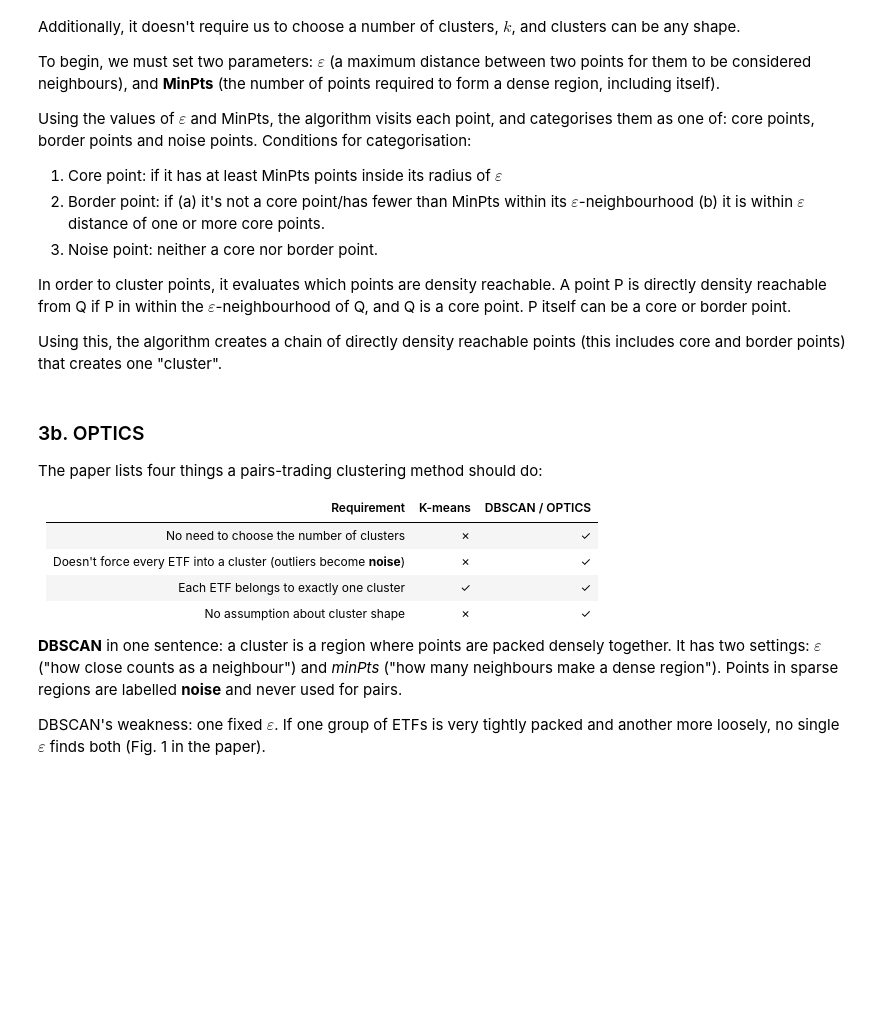
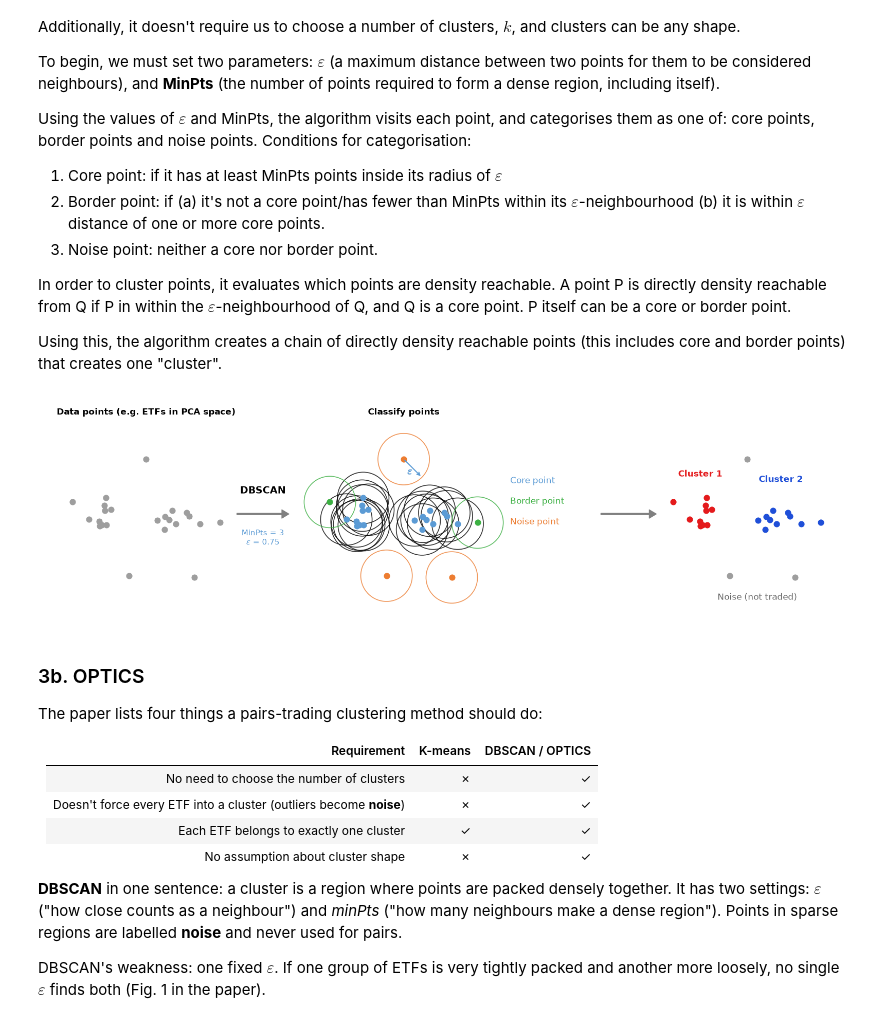
Before and after one commit to emesefw/OPTICS-model-for-Pairs-Trading, a Jupyter notebook: clustering_pairs_pipeline.ipynb, the cells around one changed output. Cells and saved outputs as stored; diff of their text form; code cells hidden in the pictures; blank space fills up the shorter version.

Commit message:
added DBSCAN algorithm visualisation code

```diff
--- a/clustering_pairs_pipeline.ipynb
+++ b/clustering_pairs_pipeline.ipynb
@@ -279,6 +280,87 @@ Conditions for categorisation:
 In order to cluster points, it evaluates which points are density reachable. A point P is directly density reachable from Q if P in within the $\varepsilon$-neighbourhood of Q, and Q is a core point. P itself can be a core or border point.
 
 Using this, the algorithm creates a chain of directly density reachable points (this includes core and border points) that creates one "cluster".
+# %%
+#DBSCAN clustering algorithm visual representation
+EPS, MIN_PTS = 0.75, 3
+
+rng = np.random.default_rng(7)
+blob1 = rng.normal([1.0, 2.0], 0.35, size=(9, 2))
+blob2 = rng.normal([3.4, 2.0], 0.35, size=(9, 2))
+border = np.array([[0.05, 2.35], [4.35, 1.75]])           # edge points -> border
+noise = np.array([[2.2, 3.6], [1.7, 0.2], [3.6, 0.15]])   # isolated -> noise
+X = np.vstack([blob1, blob2, border, noise])
+
+db = DBSCAN(eps=EPS, min_samples=MIN_PTS).fit(X)
+labels = db.labels_
+is_core = np.zeros(len(X), bool)
+is_core[db.core_sample_indices_] = True
+is_noise = labels == -1
+is_border = ~is_core & ~is_noise
+
+
+
+#diagram generation
+GREY, CORE, BORDER, NOISE = "#9e9e9e", "#5b9bd5", "#3cb043", "#ed7d31"
+CLUSTER_COLS = ["#e41a1c", "#1f4fd8", "#7b3294", "#008837"]
+SHIFT = 7.5  # horizontal gap between the three panels
+
+fig, ax = plt.subplots(figsize=(16, 4.8))
+ax.set_aspect("equal")
+ax.axis("off")
+
+# Panel 1: raw data
+ax.scatter(X[:, 0], X[:, 1], s=60, c=GREY, zorder=3)
+ax.text(2.2, 4.9, "Data points (e.g. ETFs in PCA space)", ha="center", fontsize=12, weight="bold")
+
+# Panel 2: eps-neighbourhoods and point types
+off = SHIFT
+for i, (x, y) in enumerate(X):
+    if is_core[i]:
+        edge, fill = "black", CORE
+    elif is_border[i]:
+        edge, fill = BORDER, BORDER
+    else:
+        edge, fill = NOISE, NOISE
+    ax.add_patch(Circle((x + off, y), EPS, fill=False, ec=edge, lw=1.2, alpha=0.8, zorder=1))
+    ax.scatter(x + off, y, s=60, c=fill, zorder=3)
+
+# eps radius annotation on one noise point
+nx, ny = X[is_noise][0]
+ax.annotate("", xy=(nx + off + EPS * 0.7, ny - EPS * 0.7), xytext=(nx + off, ny),
+            arrowprops=dict(arrowstyle="->", color=CORE, lw=1.5))
+ax.text(nx + off + 0.1, ny - 0.45, r"$\varepsilon$", color=CORE, fontsize=14)
+
+ax.text(2.2 + off, 4.9, "Classify points", ha="center", fontsize=12, weight="bold")
+ax.text(5.3 + off, 2.9, "Core point", color=CORE, fontsize=12)
+ax.text(5.3 + off, 2.3, "Border point", color=BORDER, fontsize=12)
+ax.text(5.3 + off, 1.7, "Noise point", color=NOISE, fontsize=12)
+
+# Panel 3: final clusters
+off = 2 * SHIFT + 2.5
+for k in sorted(set(labels) - {-1}):
+    m = labels == k
+    ax.scatter(X[m, 0] + off, X[m, 1], s=60, c=CLUSTER_COLS[k % len(CLUSTER_COLS)], zorder=3)
+    cx, cy = X[m].mean(axis=0)
+    ax.text(cx + off, cy + 1.1, f"Cluster {k + 1}", ha="center", fontsize=12,
+            color=CLUSTER_COLS[k % len(CLUSTER_COLS)], weight="bold")
+ax.scatter(X[is_noise, 0] + off, X[is_noise, 1], s=60, c=GREY, zorder=3)
+ax.text(X[is_noise, 0].mean() + off, -0.5, "Noise (not traded)", ha="center", fontsize=12, color="dimgrey")
+
+# Arrows between panels
+arrow = dict(arrowstyle="simple,head_width=1.2,head_length=1", fc="grey", ec="grey")
+ax.annotate("", xy=(SHIFT - 1.1, 2.0), xytext=(4.8, 2.0), arrowprops=arrow)
+ax.text((4.8 + SHIFT - 1.1) / 2, 2.6, "DBSCAN", ha="center", fontsize=14, weight="bold")
+ax.text((4.8 + SHIFT - 1.1) / 2, 1.1, f"MinPts = {MIN_PTS}\n" + rf"$\varepsilon$ = {EPS}",
+        ha="center", fontsize=11, color=CORE)
+ax.annotate("", xy=(2 * SHIFT + 2.1, 2.0), xytext=(2 * SHIFT + 0.4, 2.0), arrowprops=arrow)
+
+ax.set_xlim(-0.8, 2 * SHIFT + 7.5)
+ax.set_ylim(-1.0, 5.3)
+plt.tight_layout()
+plt.show()
+# %% [output]
+[figure, added]
 # %% [markdown]
 ### 3b. OPTICS
 
```
Also changed, not shown: parts of 1 cell of this notebook.
